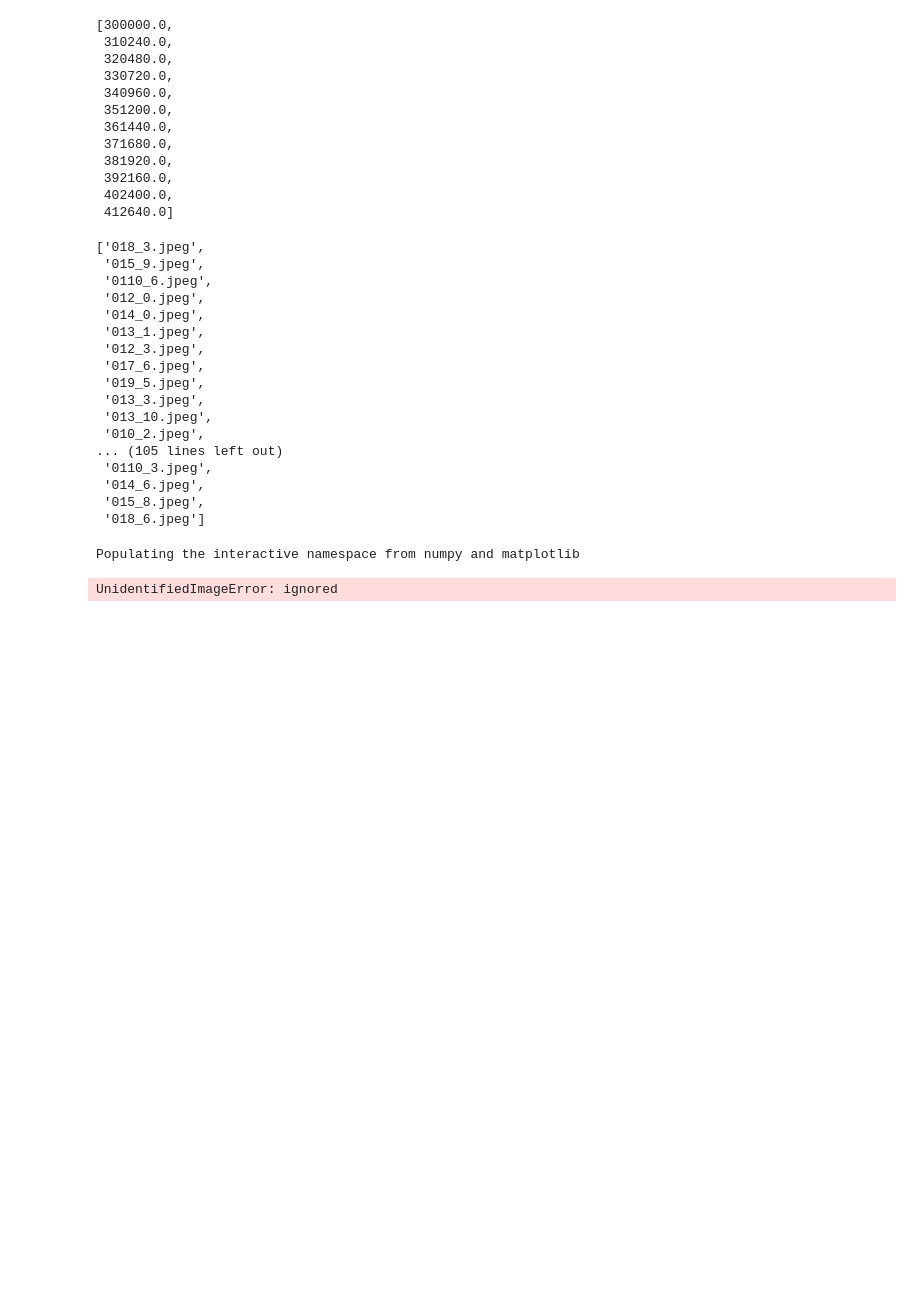
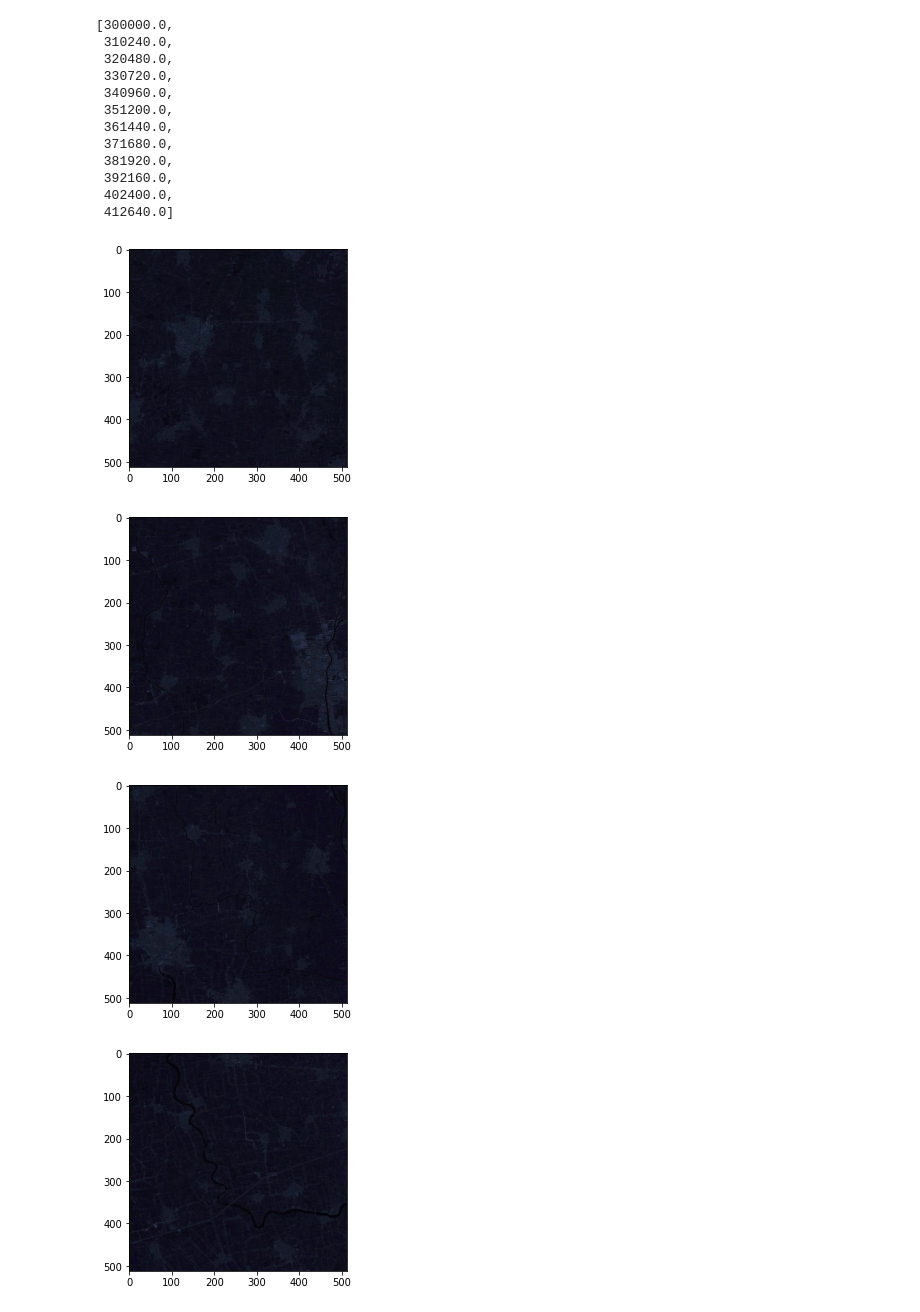
Before and after one commit to omarsayed7/Satellite-Segmentation, a Jupyter notebook: Data_pre_processing.ipynb, the cells around one changed output. Saved outputs shown, nothing was run; the diff lists cells and outputs as text; code cells hidden in the pictures; blank space fills up the shorter version.

Commit message:
Spliting the raster data and convert it into RGB images

```diff
--- a/Data_pre_processing.ipynb
+++ b/Data_pre_processing.ipynb
@@ -255,32 +255,2 @@ for i in range(xround):
         except:
             print("Unexpected error color:", sys.exc_info(), gdal.GetLastErrorMsg())
-# %%
-os.listdir("Dataset")
-# %% [output]
-['018_3.jpeg',
- '015_9.jpeg',
- '0110_6.jpeg',
- '012_0.jpeg',
- '014_0.jpeg',
- '013_1.jpeg',
- '012_3.jpeg',
- '017_6.jpeg',
- '019_5.jpeg',
- '013_3.jpeg',
- '013_10.jpeg',
- '010_2.jpeg',
-... (105 lines left out)
- '0110_3.jpeg',
- '014_6.jpeg',
- '015_8.jpeg',
- '018_6.jpeg']
-# %%
-%pylab inline
-import matplotlib.pyplot as plt
-import matplotlib.image as mpimg
-img = mpimg.imread('Dataset/018_0.jpeg')
-imgplot = plt.imshow(img)
-plt.show()
-# %% [output]
-Populating the interactive namespace from numpy and matplotlib
-UnidentifiedImageError: ignored
@@ -286,0 +260,16 @@ UnidentifiedImageError: ignored
+# %%
+#Reading the (512,512,3) RGB tiles
+from google.colab.patches import cv2_imshow
+num_of_images = 5
+for img in os.listdir("/content/drive/MyDrive/Dataset-translate-jpeg"):
+    img_extension = img.split(".")[-1]
+    if img_extension == "jpg" and num_of_images > 0:
+        num_of_images -= 1
+        image = cv2.imread(os.path.join("/content/drive/MyDrive/Dataset-translate-jpeg", img), cv2.IMREAD_UNCHANGED)
+        plt.imshow(image)
+    plt.show()
+# %% [output]
+[figure, added]
+[figure, added]
+[figure, added]
+[figure, added]
```
Also changed, not shown: parts of 7 cells of this notebook.
